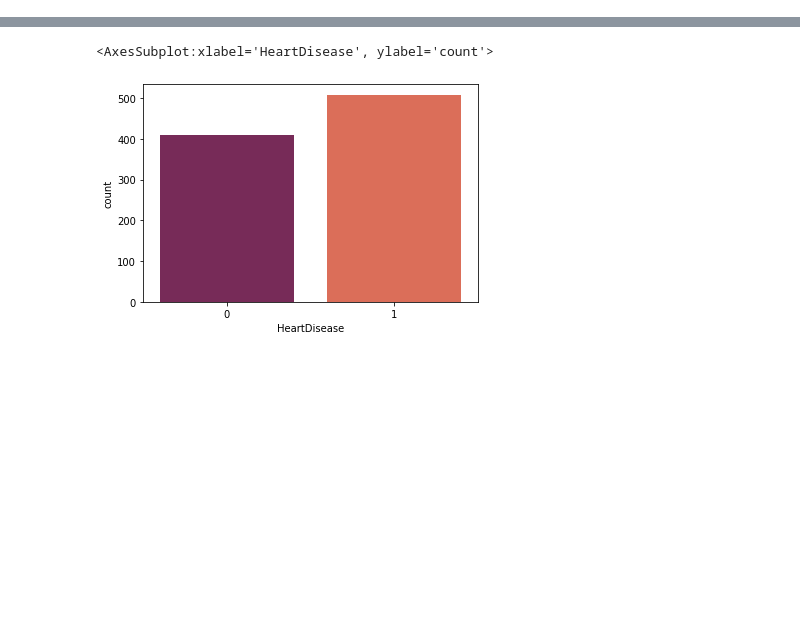
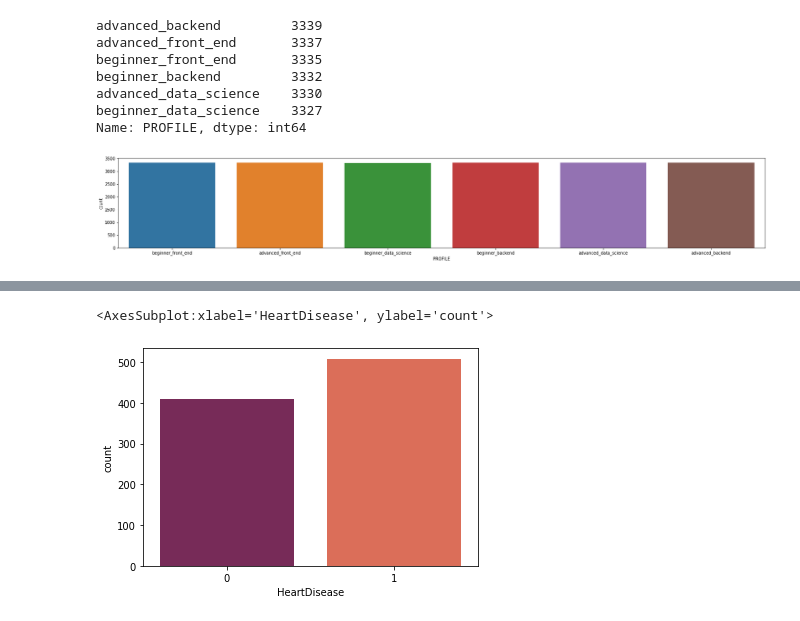
Before and after one commit to hugomdm/Adaboost_ADSL, a Jupyter notebook: code/Adaboost_MultiClass.ipynb, the cells around one changed output, grey strips where cells are left out. Drawn from its saved outputs; the diff is of its cells as text; code cells hidden in the pictures; blank space fills up the shorter version.

```diff
--- a/code/Adaboost_MultiClass.ipynb
+++ b/code/Adaboost_MultiClass.ipynb
@@ -30,2 +33,2 @@ from sklearn.model_selection import train_test_split
 # %%
-heart_data = pd.read_csv("heart.csv")
+data = pd.read_csv("data/heart.csv")
@@ -31,0 +67,14 @@ heart_data = pd.read_csv("heart.csv")
+# %%
+fig, axes = plt.subplots(figsize=(28, 4))
+
+sns.countplot(ax=axes, x='PROFILE', data=data)
+data['PROFILE'].value_counts()
+# %% [output]
+advanced_backend         3339
+advanced_front_end       3337
+beginner_front_end       3335
+beginner_backend         3332
+advanced_data_science    3330
+beginner_data_science    3327
+Name: PROFILE, dtype: int64
+[figure, added]
```
Also changed, not shown: parts of 50 cells of this notebook, 6 other files.
